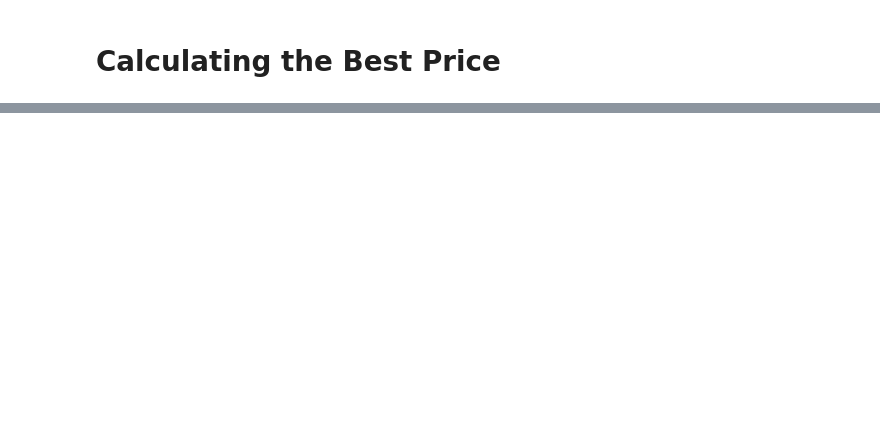
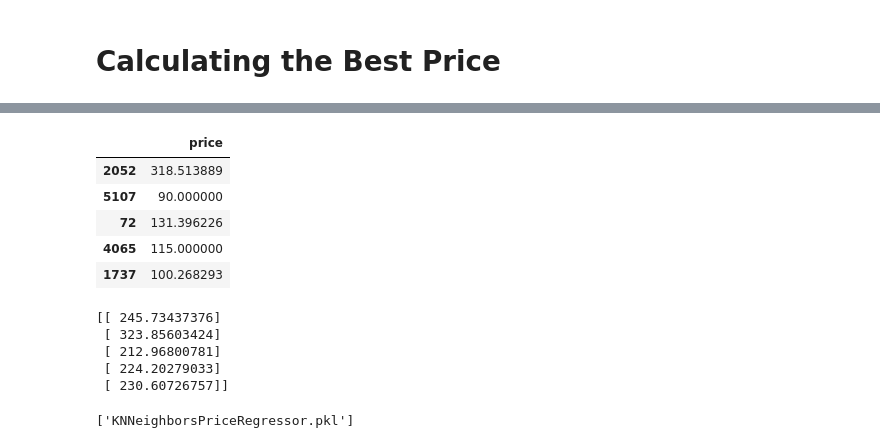
Before and after one commit to esimran/Capital-One-MSF17-, a Jupyter notebook: data_analysis.ipynb, the cells around one changed output, grey strips where cells are left out. Cells and saved outputs as stored; diff of their text form; code cells hidden in the pictures; blank space fills up the shorter version.

```diff
--- a/data_analysis.ipynb
+++ b/data_analysis.ipynb
@@ -278,0 +337,22 @@ pd.DataFrame(RFR.predict(x_test)).describe()
+# %%
+Y_test.head()
+# %% [output]
+|  | price |
+| 2052 | 318.513889 |
+| 5107 | 90.000000 |
+| 72 | 131.396226 |
+| 4065 | 115.000000 |
+| 1737 | 100.268293 |
+# %%
+test = reg.predict(X_test[:5])
+print(test)
+# %% [output]
+[[ 245.73437376]
+ [ 323.85603424]
+ [ 212.96800781]
+ [ 224.20279033]
+ [ 230.60726757]]
+# %%
+joblib.dump(reg, 'KNNeighborsPriceRegressor.pkl', protocol=2)
+# %% [output]
+['KNNeighborsPriceRegressor.pkl']
```
Also changed, not shown: parts of 17 cells of this notebook, 2 other files.
